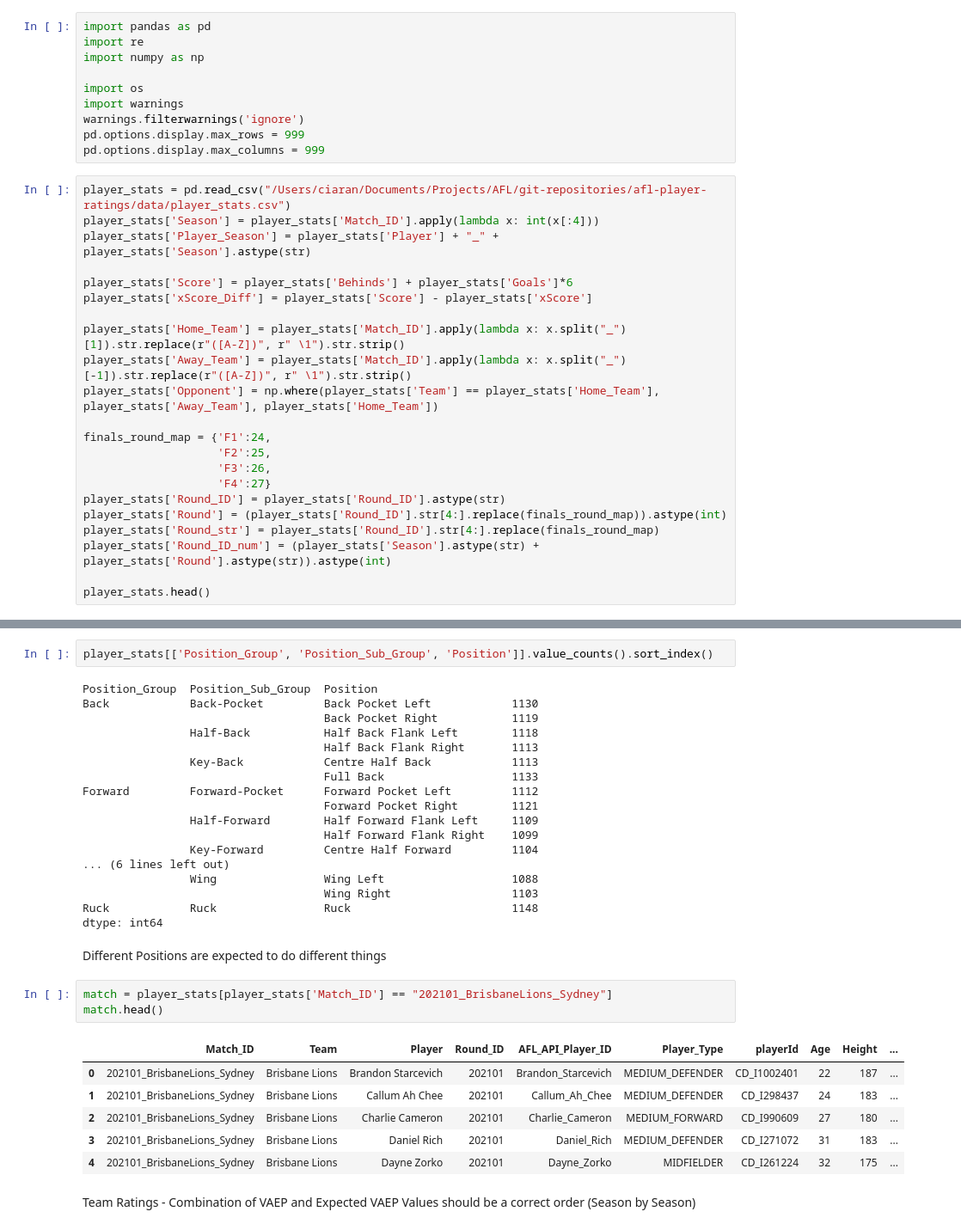
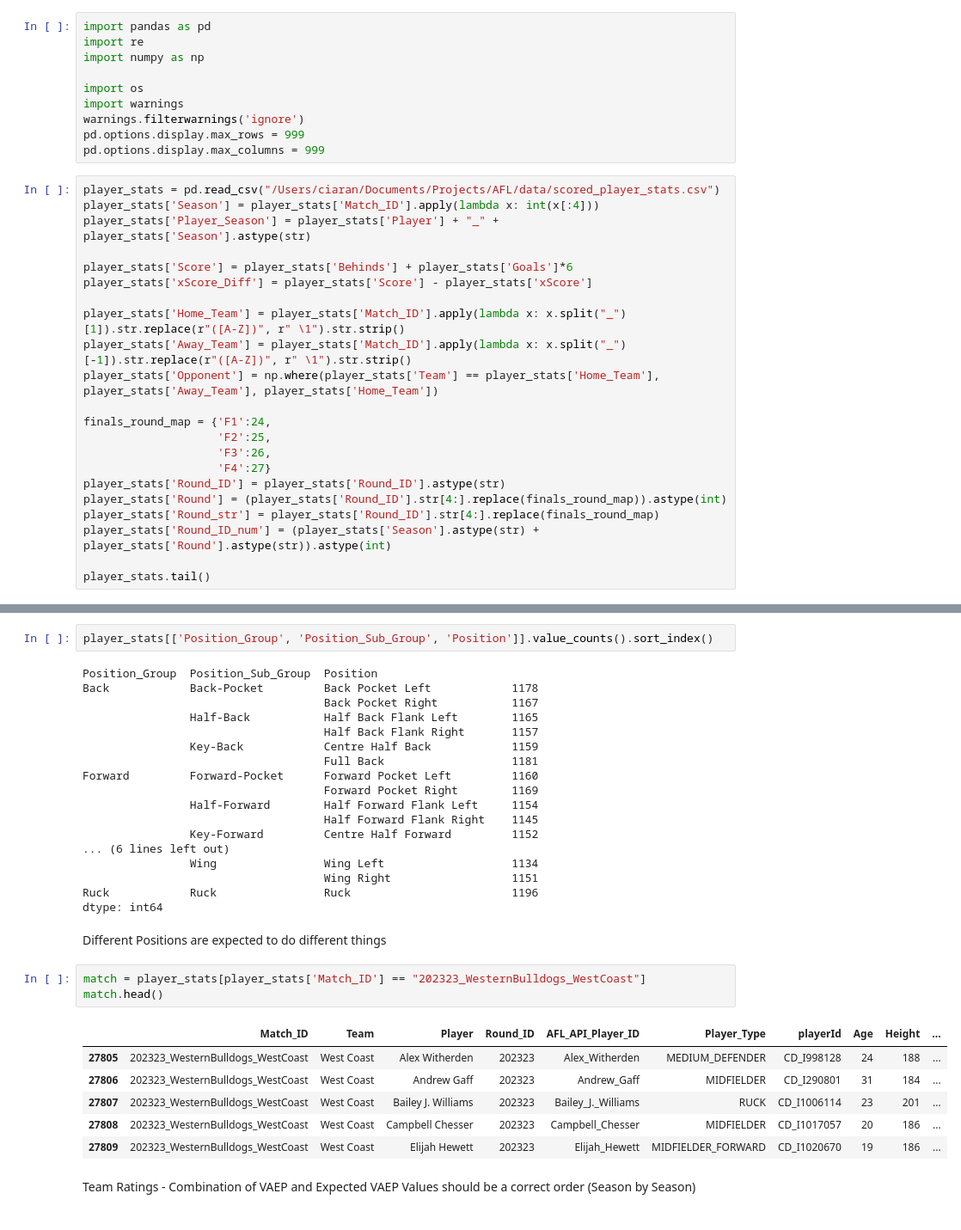
Before and after one commit to ciaran-grant/afl-player-ratings, a Jupyter notebook: exploratory_analysis/match_player_ratings.ipynb, the cells around one changed output, grey strips where cells are left out. Shown at 86% size. Saved outputs shown, nothing was run; the diff lists cells and outputs as text.

```diff
--- a/exploratory_analysis/match_player_ratings.ipynb
+++ b/exploratory_analysis/match_player_ratings.ipynb
@@ -11,7 +11,7 @@ warnings.filterwarnings('ignore')
 pd.options.display.max_rows = 999
 pd.options.display.max_columns = 999
 # %%
-player_stats = pd.read_csv("/Users/ciaran/Documents/Projects/AFL/git-repositories/afl-player-ratings/data/player_stats.csv")
+player_stats = pd.read_csv("/Users/ciaran/Documents/Projects/AFL/data/scored_player_stats.csv")
 player_stats['Season'] = player_stats['Match_ID'].apply(lambda x: int(x[:4]))
 player_stats['Player_Season'] = player_stats['Player'] + "_" + player_stats['Season'].astype(str)
 
@@ -31,6 +31,6 @@ player_stats['Round'] = (player_stats['Round_ID'].str[4:].replace(finals_round_m
 player_stats['Round_str'] = player_stats['Round_ID'].str[4:].replace(finals_round_map)
 player_stats['Round_ID_num'] = (player_stats['Season'].astype(str) + player_stats['Round'].astype(str)).astype(int)
 
-player_stats.head()
+player_stats.tail()
 # %% [output]
 |  | Match_ID | Team | Player | Round_ID | AFL_API_Player_ID | Player_Type | playerId | Age | Height | ... |
@@ -43,34 +43,34 @@ player_stats.head()
 player_stats[['Position_Group', 'Position_Sub_Group', 'Position']].value_counts().sort_index()
 # %% [output]
 Position_Group  Position_Sub_Group  Position
-Back            Back-Pocket         Back Pocket Left            1130
-                                    Back Pocket Right           1119
-                Half-Back           Half Back Flank Left        1118
-                                    Half Back Flank Right       1113
-                Key-Back            Centre Half Back            1113
-                                    Full Back                   1133
-Forward         Forward-Pocket      Forward Pocket Left         1112
-                                    Forward Pocket Right        1121
-                Half-Forward        Half Forward Flank Left     1109
-                                    Half Forward Flank Right    1099
-                Key-Forward         Centre Half Forward         1104
+Back            Back-Pocket         Back Pocket Left            1178
+                                    Back Pocket Right           1167
+                Half-Back           Half Back Flank Left        1165
+                                    Half Back Flank Right       1157
+                Key-Back            Centre Half Back            1159
+                                    Full Back                   1181
+Forward         Forward-Pocket      Forward Pocket Left         1160
+                                    Forward Pocket Right        1169
+                Half-Forward        Half Forward Flank Left     1154
+                                    Half Forward Flank Right    1145
+                Key-Forward         Centre Half Forward         1152
 ... (6 lines left out)
-                Wing                Wing Left                   1088
-                                    Wing Right                  1103
-Ruck            Ruck                Ruck                        1148
+                Wing                Wing Left                   1134
+                                    Wing Right                  1151
+Ruck            Ruck                Ruck                        1196
 dtype: int64
 # %% [markdown]
 Different Positions are expected to do different things
 # %%
-match = player_stats[player_stats['Match_ID'] == "202101_BrisbaneLions_Sydney"]
+match = player_stats[player_stats['Match_ID'] == "202323_WesternBulldogs_WestCoast"]
 match.head()
 # %% [output]
 |  | Match_ID | Team | Player | Round_ID | AFL_API_Player_ID | Player_Type | playerId | Age | Height | ... |
-| 0 | 202101_BrisbaneLions_Sydney | Brisbane Lions | Brandon Starcevich | 202101 | Brandon_Starcevich | MEDIUM_DEFENDER | CD_I1002401 | 22 | 187 | ... |
-| 1 | 202101_BrisbaneLions_Sydney | Brisbane Lions | Callum Ah Chee | 202101 | Callum_Ah_Chee | MEDIUM_DEFENDER | CD_I298437 | 24 | 183 | ... |
-| 2 | 202101_BrisbaneLions_Sydney | Brisbane Lions | Charlie Cameron | 202101 | Charlie_Cameron | MEDIUM_FORWARD | CD_I990609 | 27 | 180 | ... |
-| 3 | 202101_BrisbaneLions_Sydney | Brisbane Lions | Daniel Rich | 202101 | Daniel_Rich | MEDIUM_DEFENDER | CD_I271072 | 31 | 183 | ... |
-| 4 | 202101_BrisbaneLions_Sydney | Brisbane Lions | Dayne Zorko | 202101 | Dayne_Zorko | MIDFIELDER | CD_I261224 | 32 | 175 | ... |
+| 27805 | 202323_WesternBulldogs_WestCoast | West Coast | Alex Witherden | 202323 | Alex_Witherden | MEDIUM_DEFENDER | CD_I998128 | 24 | 188 | ... |
+| 27806 | 202323_WesternBulldogs_WestCoast | West Coast | Andrew Gaff | 202323 | Andrew_Gaff | MIDFIELDER | CD_I290801 | 31 | 184 | ... |
+| 27807 | 202323_WesternBulldogs_WestCoast | West Coast | Bailey J. Williams | 202323 | Bailey_J._Williams | RUCK | CD_I1006114 | 23 | 201 | ... |
+| 27808 | 202323_WesternBulldogs_WestCoast | West Coast | Campbell Chesser | 202323 | Campbell_Chesser | MIDFIELDER | CD_I1017057 | 20 | 186 | ... |
+| 27809 | 202323_WesternBulldogs_WestCoast | West Coast | Elijah Hewett | 202323 | Elijah_Hewett | MIDFIELDER_FORWARD | CD_I1020670 | 19 | 186 | ... |
 # %% [markdown]
 Team Ratings - Combination of VAEP and Expected VAEP Values should be a correct order (Season by Season)
 # %%
```
Also changed, not shown: parts of 12 cells of this notebook, 6 other files.
